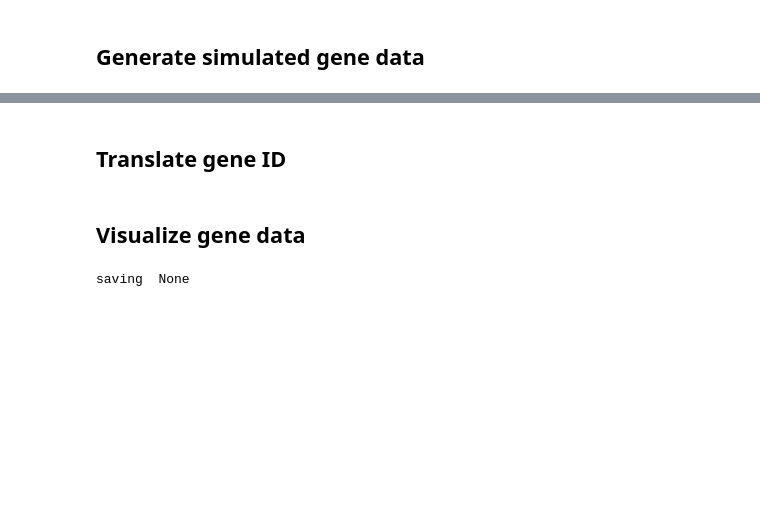
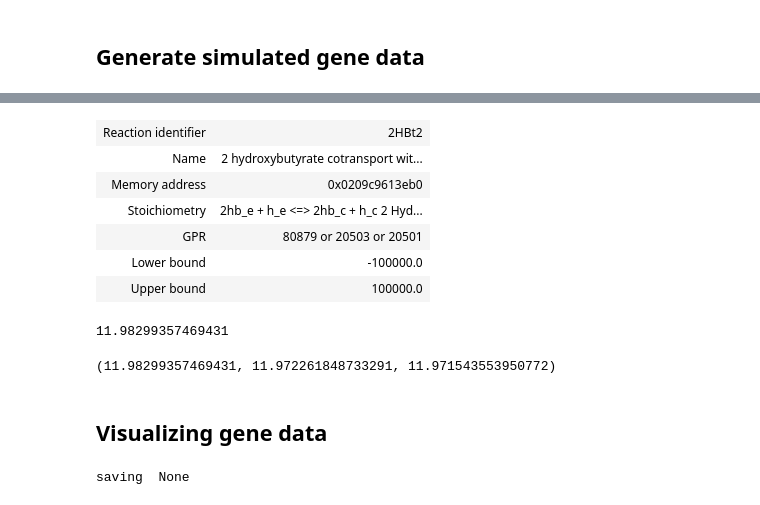
Before and after one commit to qwerty239qwe/pipeGEM, a Jupyter notebook: docs/source/2_data.ipynb, the cells around one changed output, grey strips where cells are left out. Cells and saved outputs as stored; diff of their text form; code cells hidden in the pictures; blank space fills up the shorter version.

```diff
--- a/docs/source/2_data.ipynb
+++ b/docs/source/2_data.ipynb
@@ -122,7 +73,35 @@ from_id = "entrezgene_id"
-# %% [markdown]
-## Translate gene ID
+# %%
+p_mouse = pg.Model("imm1415", mouse)
+# %%
+gene_data = GeneData(data=raw_count["sample_0"],
+                     data_transform=lambda x: np.log2(x),
+                     absent_expression=-np.inf)
+# %%
+p_mouse.add_gene_data(name_or_prefix="sample_0",
+                      data=gene_data,
+                      or_operation="nanmax",  # alternative: nansum
+                      threshold=-np.inf,
+                      absent_value=-np.inf)
+# %%
+p_mouse.reactions.get_by_id("2HBt2")
+# %% [output]
+| Reaction identifier | 2HBt2 |
+| Name | 2 hydroxybutyrate cotransport wit... |
+| Memory address | 0x0209c9613eb0 |
+| Stoichiometry | 2hb_e + h_e <=> 2hb_c + h_c 2 Hyd... |
+| GPR | 80879 or 20503 or 20501 |
+| Lower bound | -100000.0 |
+| Upper bound | 100000.0 |
+# %%
+p_mouse.gene_data["sample_0"].rxn_scores["2HBt2"]
+# %% [output]
+11.98299357469431
+# %%
+gene_data.gene_data["80879"], gene_data.gene_data["20503"], gene_data.gene_data["20501"]
+# %% [output]
+(11.98299357469431, 11.972261848733291, 11.971543553950772)
 # %% [markdown]
-## Visualize gene data
+## Visualizing gene data
 # %%
 from pipeGEM.plotting.heatmap import plot_clustermap
 from pipeGEM.plotting.scatter import plot_PCA, plot_embedding
```
Also changed, not shown: parts of 16 cells of this notebook, 5 other files.
